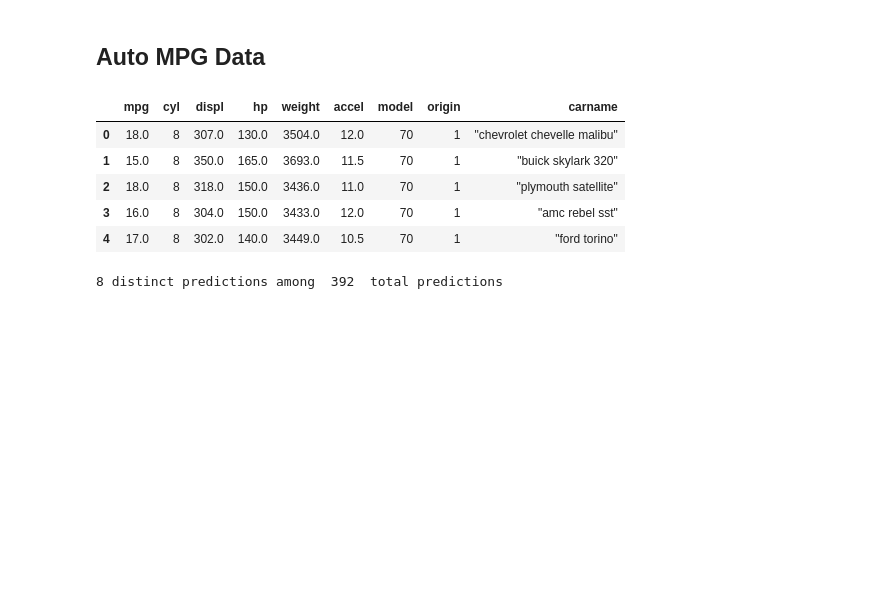
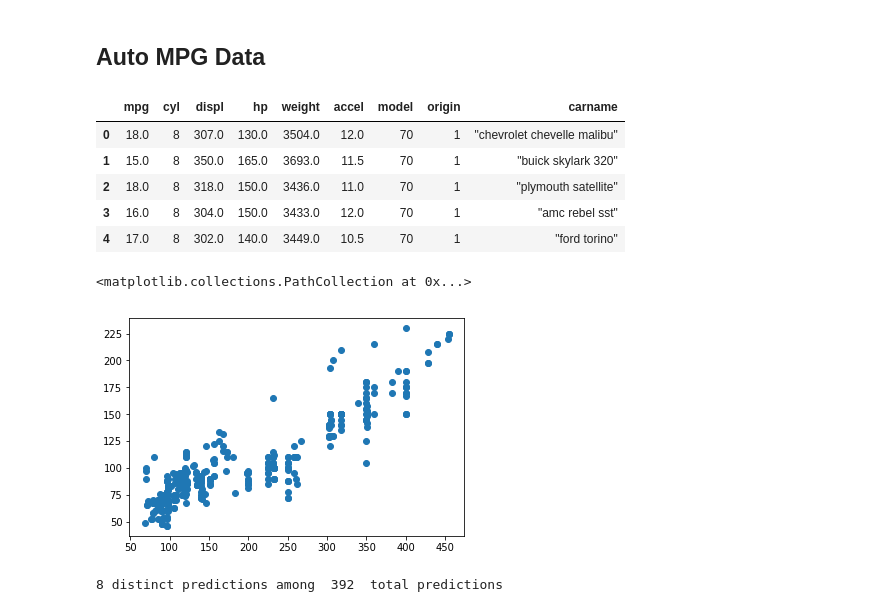
Before and after one commit to biomathman/machine-learning-in-python-book, a Jupyter notebook: notebooks/chapter-9-regression-tree.ipynb, the cells around one changed output. Cells and saved outputs as stored; diff of their text form; code cells hidden in the pictures; blank space fills up the shorter version.

```diff
--- a/notebooks/chapter-9-regression-tree.ipynb
+++ b/notebooks/chapter-9-regression-tree.ipynb
@@ -106,6 +110,10 @@ YP=r.predict(X)
 # %%
 DISP=X[:,0]
 HP=X[:,1]
+plt.scatter(DISP,HP)
+# %% [output]
+<matplotlib.collections.PathCollection at 0x...>
+[figure, added]
 # %%
 values=list(set(YP))
 nval=len(values)
```
Also changed, not shown: parts of 6 cells of this notebook.
